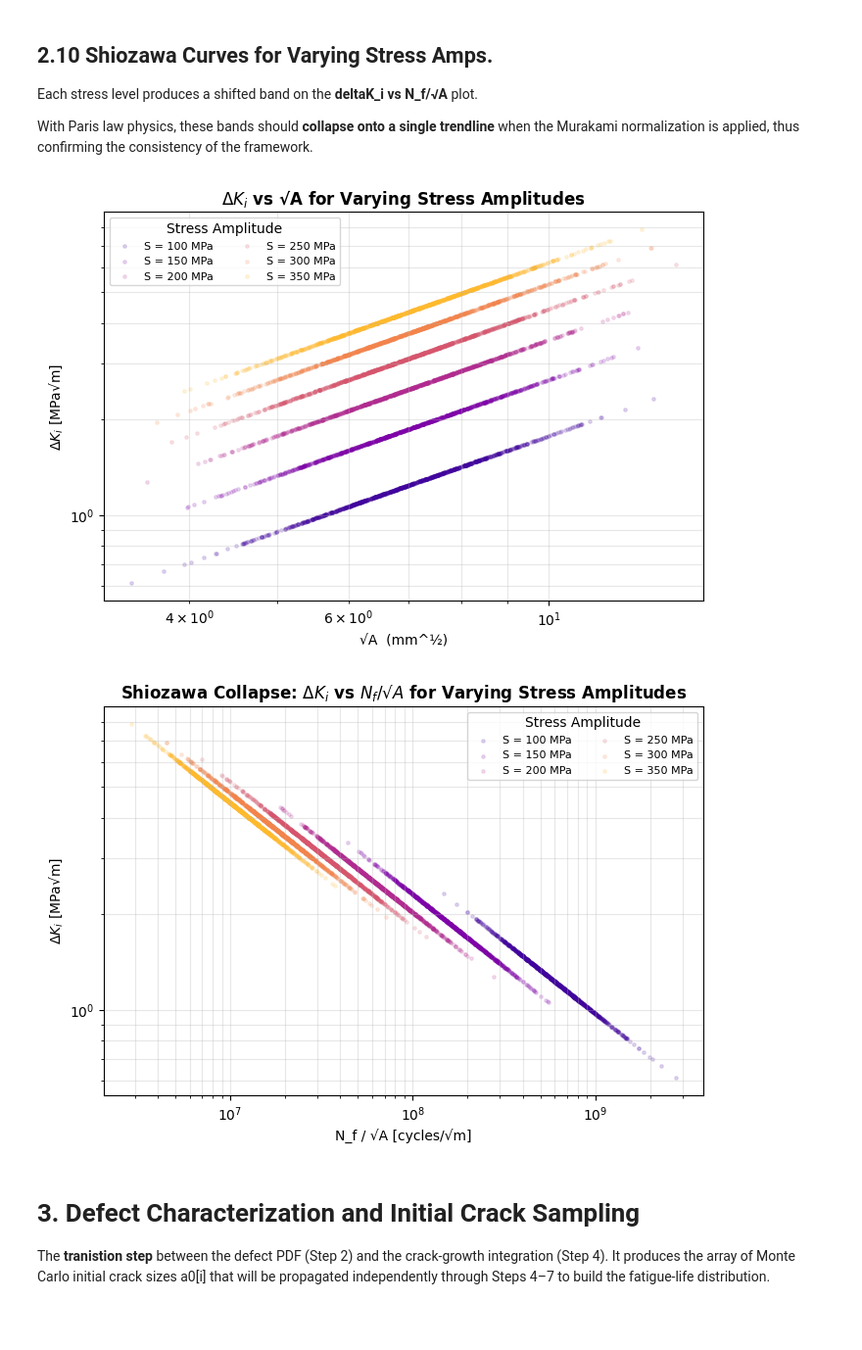
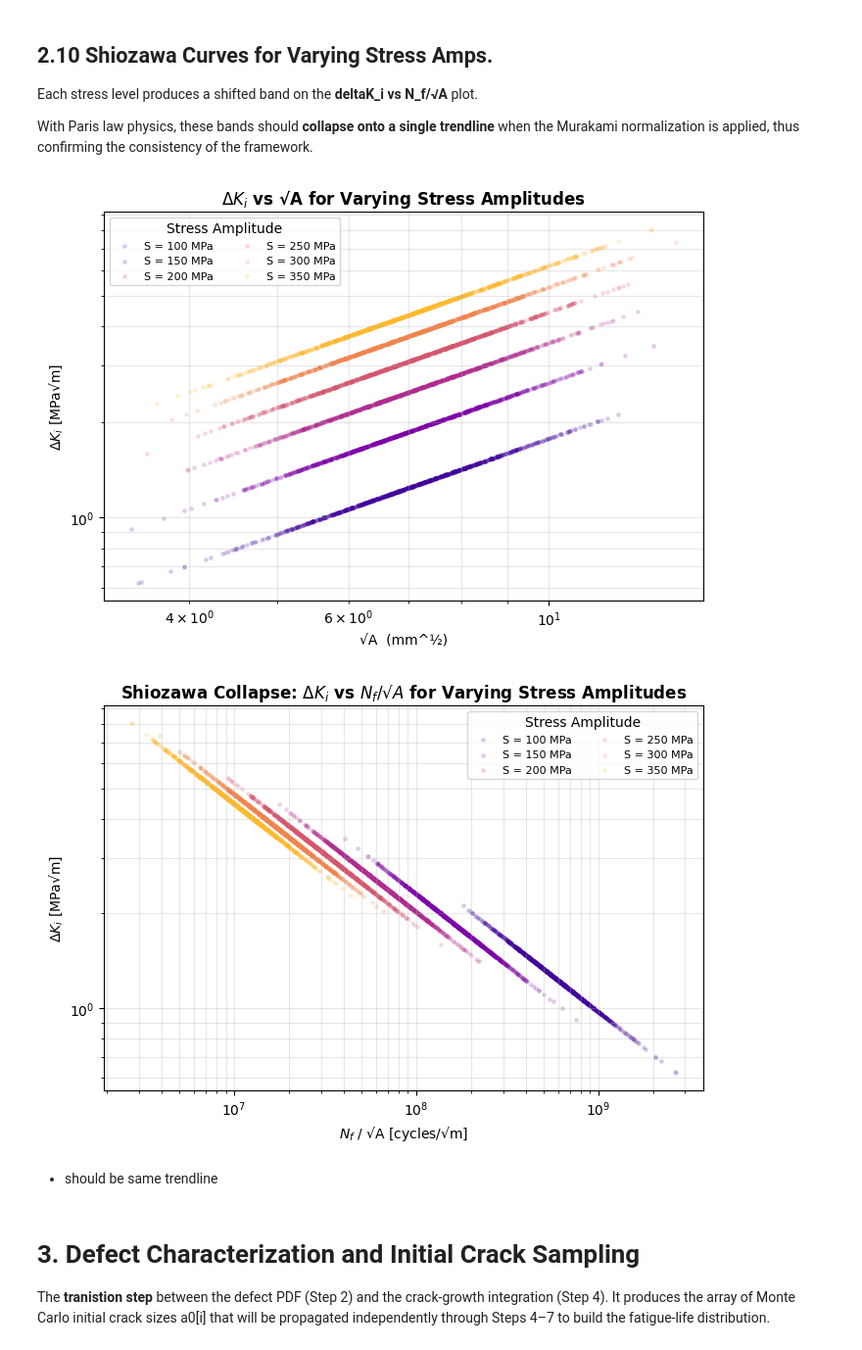
Before and after one commit to jessk816/pinn, a Jupyter notebook: models/paris/workflow.ipynb, the cells around one changed output. Shown at 98% size. Saved outputs shown, nothing was run; the diff lists cells and outputs as text; code cells hidden in the pictures; blank space fills up the shorter version.

```diff
--- a/models/paris/workflow.ipynb
+++ b/models/paris/workflow.ipynb
@@ -213,7 +216,7 @@ Lognormal parameters at VED = 50.5 J/mm^3:
 # %%
 # ── PLACEHOLDER: replace with defect_sizes = <XCT array in metres> ──
 rng = np.random.default_rng(42)
-n_xct = 150     # number of defects detected across all scanned specimens
+n_xct = rho_def*V_gauge     # number of defects detected across all scanned specimens
 
 defect_sizes = rng.lognormal(mean=mu_ln, sigma=sigma_ln, size=n_xct)  # [m]
 # ───────────────────────────────────────────────────────────────────────────
@@ -630,39 +639,43 @@ for Si, ci in zip(S_vals, colors_s):
     ds_i   = 2.0 * Si                       # delta_sigma for R = -1
     Nf_i   = paris_Nf(a0_i, Si, C, m, Y, delta_sigma=ds_i)
     dKi_i  = delta_K_initial(a0_i, ds_i, Y)
     sqA_i  = np.sqrt(a0_i)
     Nn_i   = Nf_i / sqA_i
 
     ax1.scatter(sqA_i * 1e3, dKi_i, alpha=0.15, s=6, color=ci,
                 label=f"S = {Si} MPa")
     ax2.scatter(Nn_i, dKi_i, alpha=0.15, s=6, color=ci,
                 label=f"S = {Si} MPa")
 
 for ax, xlabel, title in [
-    (ax1, "√A  (mm^½)", "$\\Delta K_i$ vs √A for Varying Stress Amplitudes"),
-    #deltaK_i vs √A for Varying Stress Amplitudes"),
-    (ax2, "N_f / √A [cycles/√m]", "Shiozawa Collapse: $\\Delta K_i$ vs $N_f / √A$ for Varying Stress Amplitudes"),
+    # x-axis label, title for each plot
+    (ax1, "√A  (mm^½)",
+     "$\\Delta K_i$ vs √A for Varying Stress Amplitudes"),
+    (ax2, "$N_f$ / √A [cycles/√m]",
+     "Shiozawa Collapse: $\\Delta K_i$ vs $N_f / √A$ for Varying Stress Amplitudes"),
 ]:
     # log-log scale for both plots
     ax.set_xscale("log")
     ax.set_yscale("log")
 
-    # axes labels, titles
+    # axes labels, titles for both plots
     ax.set_xlabel(xlabel)
     ax.set_ylabel("$\\Delta K_i$ [MPa√m]")
     ax.set_title(title, fontweight="bold")
 
     # legends, grids
     ax.legend(fontsize=8, ncol=2, title="Stress Amplitude")
     ax.grid(alpha=0.3, which="both")
 
 # save and show
 fig1.tight_layout(); fig1.savefig("graphs/2_shiozawa_dK_sqrtA.png", dpi=150)
 fig2.tight_layout(); fig2.savefig("graphs/2_shiozawa_collapse.png",  dpi=150)
 plt.show()
 # %% [output]
-[figure, old version]
+[figure, new version]
-[figure, old version]
+[figure, new version]
+# %% [markdown]
+- should be same trendline
 # %% [markdown]
 # 3. Defect Characterization and Initial Crack Sampling
 The **tranistion step** between the defect PDF (Step 2) and the crack-growth integration (Step 4).
```
Also changed, not shown: parts of 17 cells of this notebook, 8 other files.
